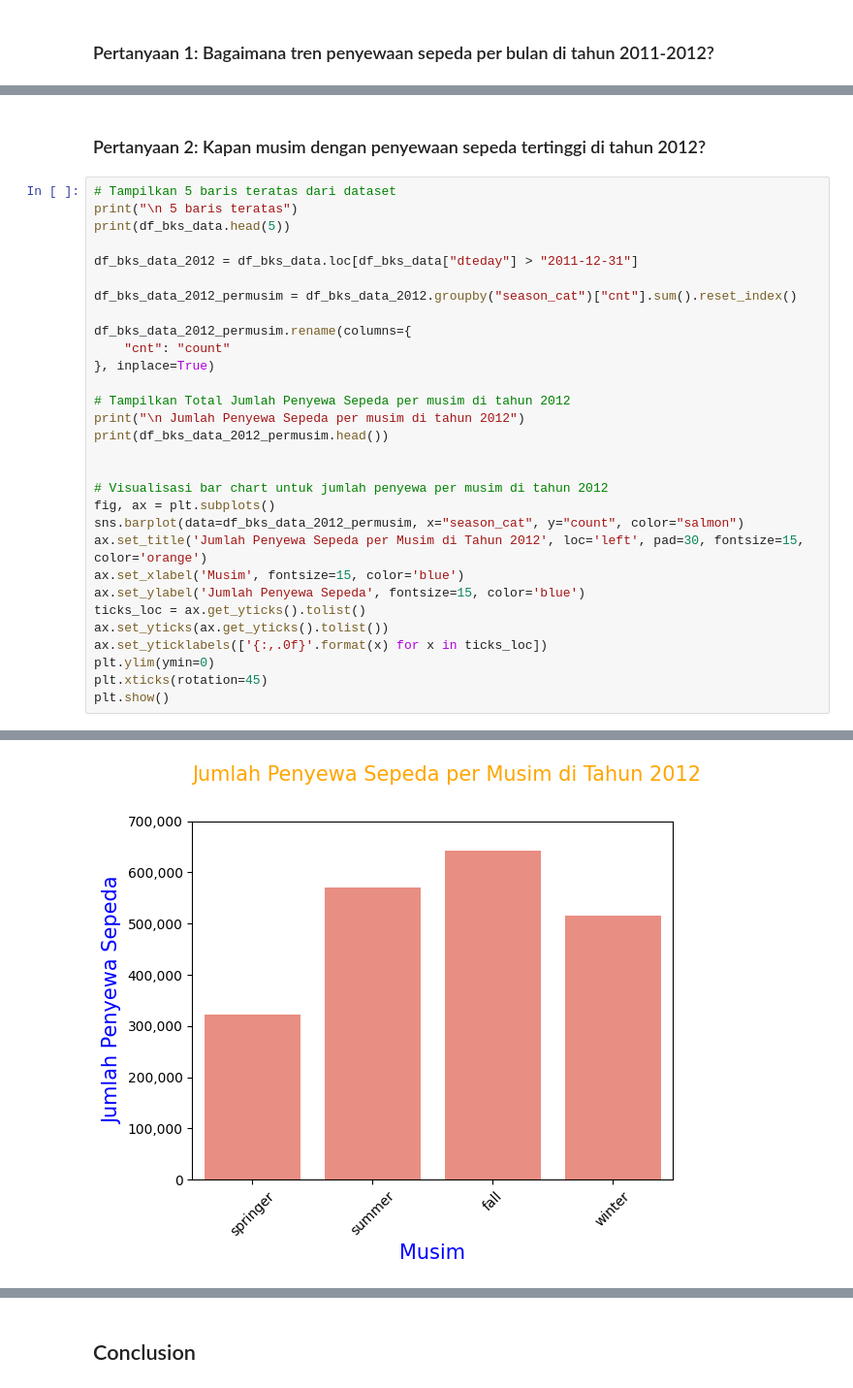
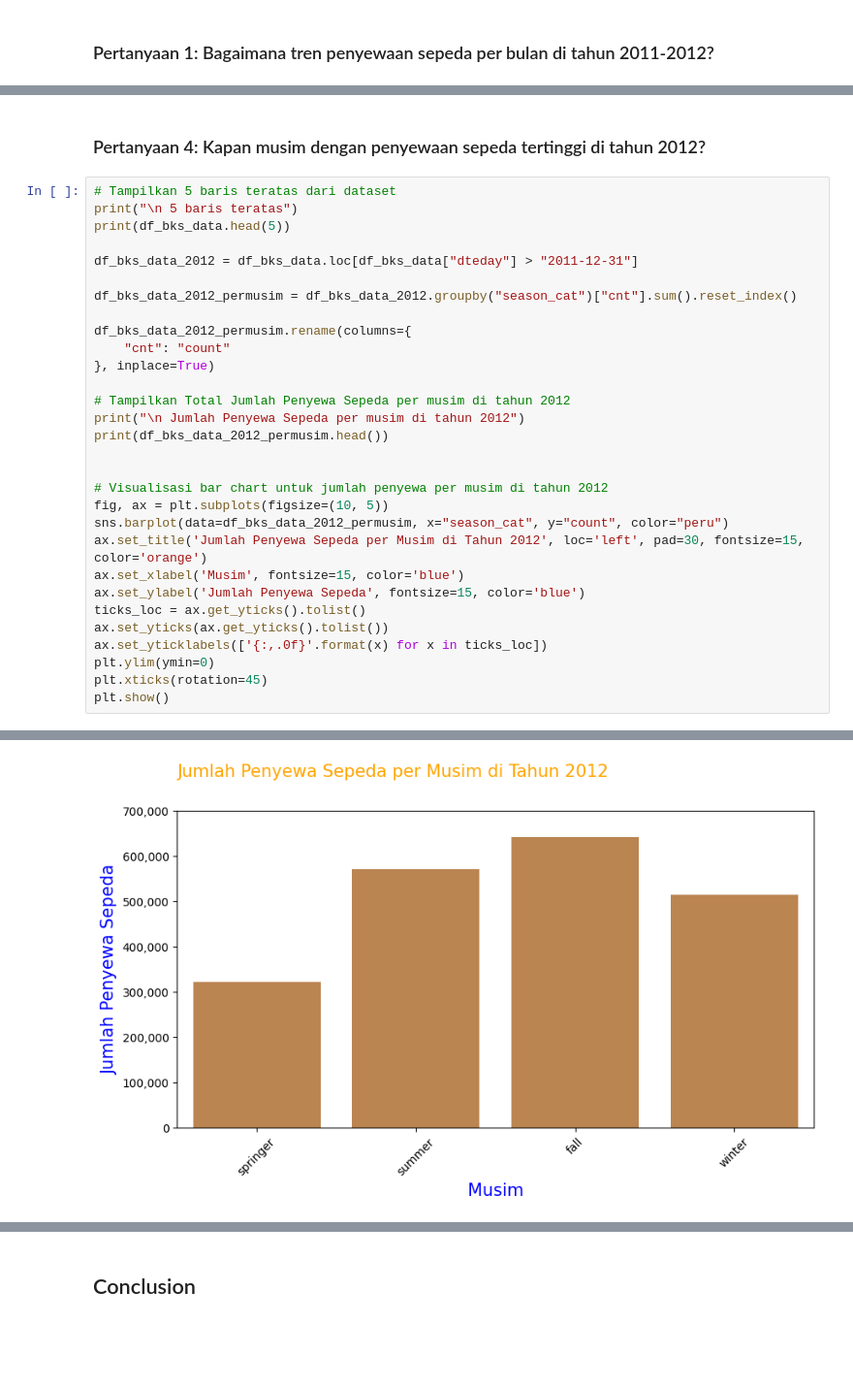
Before and after one commit to Jischak/submission, a Jupyter notebook: notebook.ipynb, the cells around one changed output, grey strips where cells are left out. Shown at 97% size. Saved outputs shown, nothing was run; the diff lists cells and outputs as text; blank space fills up the shorter version.

```diff
--- a/notebook.ipynb
+++ b/notebook.ipynb
@@ -238,5 +342,5 @@ plt.show()
 # %% [markdown]
-### Pertanyaan 2: Kapan musim dengan penyewaan sepeda tertinggi di tahun 2012?
+### Pertanyaan 4: Kapan musim dengan penyewaan sepeda tertinggi di tahun 2012?
 # %%
 # Tampilkan 5 baris teratas dari dataset
 print("\n 5 baris teratas")
@@ -256,33 +360,33 @@ print(df_bks_data_2012_permusim.head())
 
 
 # Visualisasi bar chart untuk jumlah penyewa per musim di tahun 2012
-fig, ax = plt.subplots()
-sns.barplot(data=df_bks_data_2012_permusim, x="season_cat", y="count", color="salmon")
+fig, ax = plt.subplots(figsize=(10, 5))
+sns.barplot(data=df_bks_data_2012_permusim, x="season_cat", y="count", color="peru")
 ax.set_title('Jumlah Penyewa Sepeda per Musim di Tahun 2012', loc='left', pad=30, fontsize=15, color='orange')
 ax.set_xlabel('Musim', fontsize=15, color='blue')
 ax.set_ylabel('Jumlah Penyewa Sepeda', fontsize=15, color='blue')
 ticks_loc = ax.get_yticks().tolist()
 ax.set_yticks(ax.get_yticks().tolist())
 ax.set_yticklabels(['{:,.0f}'.format(x) for x in ticks_loc])
 plt.ylim(ymin=0)
 plt.xticks(rotation=45)
 plt.show()
 # %% [output]
  5 baris teratas
       dteday  season  hr  holiday  workingday weathersit  casual  registered  \
 0 2011-01-01       1   0        0           0          1       3          13
 1 2011-01-01       1   1        0           0          1       8          32
 2 2011-01-01       1   2        0           0          1       5          27
 3 2011-01-01       1   3        0           0          1       3          10
 4 2011-01-01       1   4        0           0          1       0           1
 
    cnt season_cat
 0   16   springer
 1   40   springer
 2   32   springer
 ... (5 lines left out)
 0   springer  321348
 1     summer  571273
 2       fall  641479
 3     winter  515476
-[figure, old version]
+[figure, new version]
```
Also changed, not shown: parts of 12 cells of this notebook.
